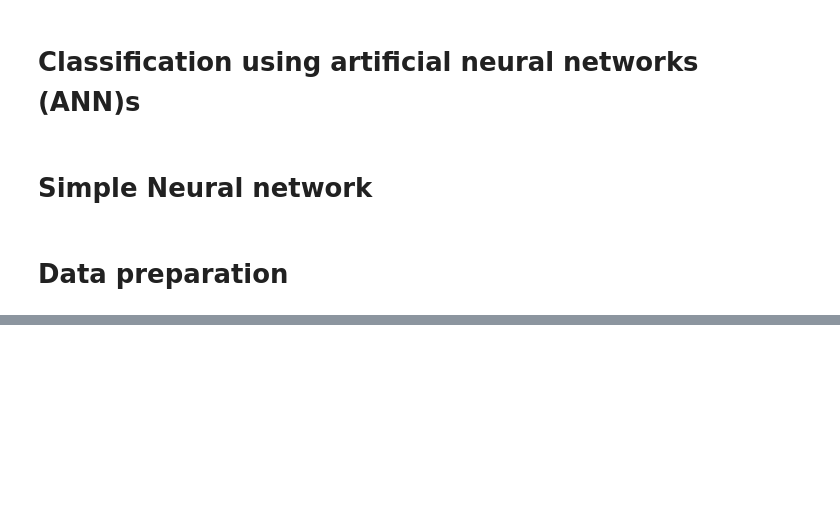
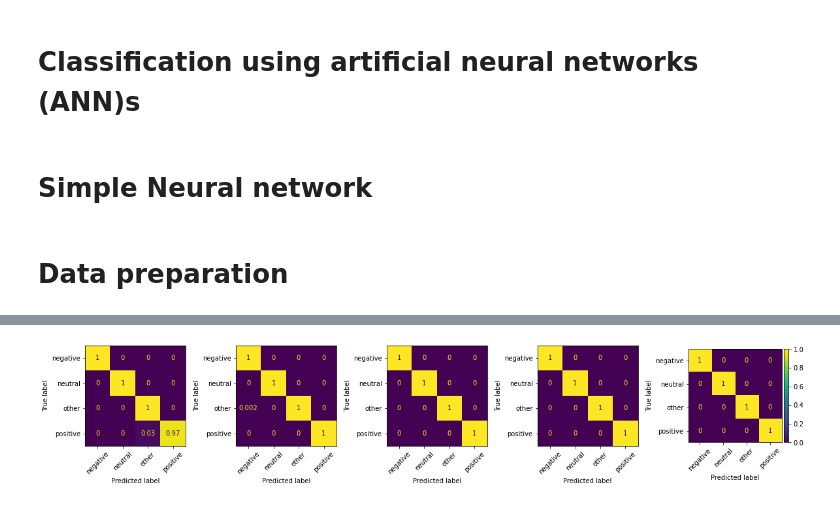
Before and after one commit to frederikrogge/compsci-project-2, a Jupyter notebook: src/notebooks/03_ann.ipynb, the cells around one changed output, grey strips where cells are left out. Saved outputs shown, nothing was run; the diff lists cells and outputs as text; code cells hidden in the pictures; blank space fills up the shorter version.

```diff
--- a/src/notebooks/03_ann.ipynb
+++ b/src/notebooks/03_ann.ipynb
@@ -238,0 +241,82 @@ for fn in file_names:
+# %%
+kfold = StratifiedKFold(n_splits= 5, random_state=42, shuffle=True)
+
+# load session
+for fn in file_names:
+
+    #define sub-plots for confusion matrix
+    fig, axs = plt.subplots(1, 5, figsize=(20, 5))
+
+    #load data
+    data = np.load(fn+'_data.npy')
+    labels = np.load(fn+'_labels.npy')
+#     print(data.shape, labels.shape, Counter(labels))
+
+    # undersample data to have equal distribution of classes
+
+    le = LabelEncoder()
+    labels_ds = le.fit_transform(labels)
+    data_ds = np.max(data, axis=-1)
+    label_classes = list(le.classes_)
+    data_ds, labels_ds = np.array(data_ds, dtype= 'float32'), np.array(labels_ds, dtype = 'float32')
+
+    # define neural net dimensions and params
+    n_in, n_h, n_out = np.shape(data_ds)[-1], 100, len(np.unique(labels_ds)) # input, hidden& output nodes
+    epochs = 30
+
+    # Define model
+    model = model_def(n_in, n_h, n_out)
+#     print(model)
+
+    # Define the loss
+    criterion = nn.CrossEntropyLoss()
+
+    # Optimizers require the parameters to optimize and a learning rate
+    optimizer = optim.SGD(model.parameters(), lr=0.003)
+
+    # data splitting
+    test_fold_acc =[]
+    for fold, (train_ids, test_ids) in enumerate(kfold.split(data_ds, labels_ds)):
+#         print('For fold-'+str(fold+1)+':')
+        #create dataloader
+        batch = 16
+        train_loader = DataLoader(TPDataset(data_ds, labels_ds, train_ids, test_ids), batch_size=batch, shuffle=True, drop_last=True, pin_memory=True)
+        val_loader = DataLoader(TPDataset(data_ds, labels_ds, train_ids, test_ids, phase=1), batch_size=batch)
+        test_loader = DataLoader(TPDataset(data_ds, labels_ds,train_ids, test_ids, phase=2), batch_size=batch)
+
+        # train model
+        foldername = '/home/priya/Desktop/CompSci/compsci-project-2/src/models/'+fn+'/'
+        if not os.path.exists(foldername):
+            os.makedirs(foldername)
+        model, epoch = training(train_loader,val_loader, model, epochs, criterion, optimizer, foldername)
+
+        # evaluate on test loader
+        checkpoint = torch.load(os.path.join(foldername, 'epoch_'+str(epoch)+'.pth'))
+        model.load_state_dict(checkpoint['model_state_dict'])
+        model.eval()
+        test_acc = 0
+        outs, gts =[], []
+        for data, labels in test_loader:
+            output = model(data.float())
+            #compute accuracy
+            test_acc += (torch.argmax(output, axis=-1)==labels).sum().item()/labels.size(0)
+            outs.append(torch.argmax(output, axis=-1))
+            gts.append(labels)
+
+        #compute confusion matrix
+        gts= [item for sublist in gts for item in sublist]
+        outs= [item for sublist in outs for item in sublist]
+        cm = confusion_matrix(gts, outs, normalize = 'true')
+        disp = ConfusionMatrixDisplay(confusion_matrix=cm, display_labels = label_classes)
+        disp.plot(ax= axs[fold], xticks_rotation=45)
+        disp.im_.colorbar.remove()
+
+#         print(f"Test accuracy: {test_acc/len(test_loader)}" )
+        test_fold_acc.append(test_acc/len(test_loader))
+
+    print(f" \n Mean Test accuracy across folds for {fn}: {np.mean(test_fold_acc)*100}" )
+    divider = make_axes_locatable(axs[fold])
+    cax = divider.append_axes("right", size="5%", pad=0.05)
+    fig.colorbar(disp.im_, cax =cax)
+    plt.show()
+# %% [output]
@@ -238,0 +324 @@ for fn in file_names:
+[figure, added]
```
Also changed, not shown: parts of 4 cells of this notebook.
